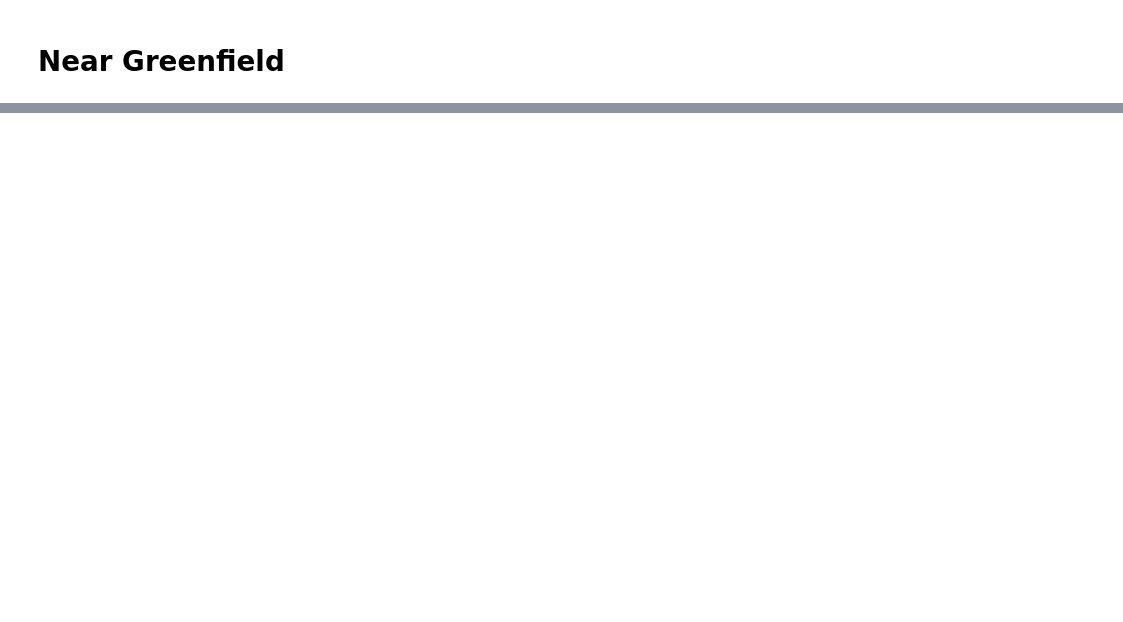
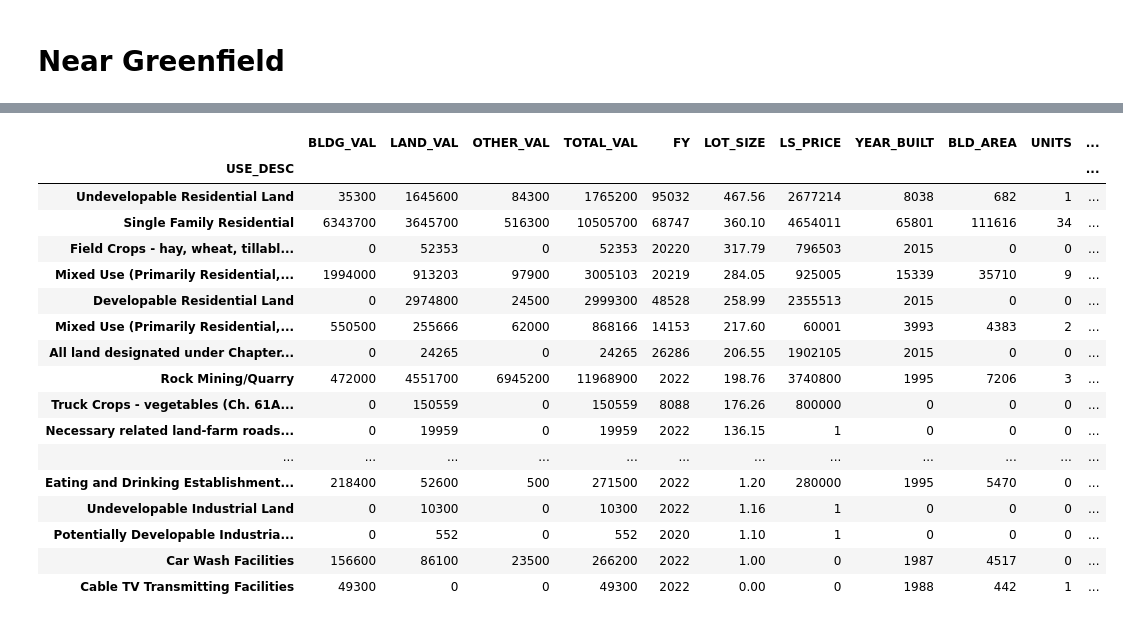
Before and after one commit to saulshanabrook/property-data, a Jupyter notebook: near-greenfield.ipynb, the cells around one changed output, grey strips where cells are left out. Drawn from its saved outputs; the diff is of its cells as text; code cells hidden in the pictures; blank space fills up the shorter version.

```diff
--- a/near-greenfield.ipynb
+++ b/near-greenfield.ipynb
@@ -15,5 +84,6 @@ filtered = add_directions_columns(df.query(
 # %%
-close_to_town = filtered[filtered['distance'] < 3].groupby("OWNER1").filter(lambda x: x.LOT_SIZE.sum() > 10)
+close_to_town = filtered[filtered['distance'] < 5].dissolve(by="OWNER1", aggfunc='sum').reset_index().query("LOT_SIZE > 10")
+close_to_town.info()
 res = close_to_town.explore(
     popup=True,
     tiles='https://server.arcgisonline.com/ArcGIS/rest/services/World_Imagery/MapServer/tile/{z}/{y}/{x}',
@@ -40,3 +141,24 @@ close_to_town.groupby("OWNER1").sum()
 | WITHINGTON DENNET W TRUSTEE SUN T... | 0 | 138200 | 0 | 138200 | 8088 | 11.58 | 4 | 0 | 0 | 0 | ... |
 # %%
 res.save("near-greenfield.html")
+# %%
+close_to_town.groupby("USE_DESC").sum().sort_values(by="LOT_SIZE", ascending=False)
+# %% [output]
+|  | BLDG_VAL | LAND_VAL | OTHER_VAL | TOTAL_VAL | FY | LOT_SIZE | LS_PRICE | YEAR_BUILT | BLD_AREA | UNITS | ... |
+| USE_DESC |  |  |  |  |  |  |  |  |  |  | ... |
+| Undevelopable Residential Land | 35300 | 1645600 | 84300 | 1765200 | 95032 | 467.56 | 2677214 | 8038 | 682 | 1 | ... |
+| Single Family Residential | 6343700 | 3645700 | 516300 | 10505700 | 68747 | 360.10 | 4654011 | 65801 | 111616 | 34 | ... |
+| Field Crops - hay, wheat, tillabl... | 0 | 52353 | 0 | 52353 | 20220 | 317.79 | 796503 | 2015 | 0 | 0 | ... |
+| Mixed Use (Primarily Residential,... | 1994000 | 913203 | 97900 | 3005103 | 20219 | 284.05 | 925005 | 15339 | 35710 | 9 | ... |
+| Developable Residential Land | 0 | 2974800 | 24500 | 2999300 | 48528 | 258.99 | 2355513 | 2015 | 0 | 0 | ... |
+| Mixed Use (Primarily Residential,... | 550500 | 255666 | 62000 | 868166 | 14153 | 217.60 | 60001 | 3993 | 4383 | 2 | ... |
+| All land designated under Chapter... | 0 | 24265 | 0 | 24265 | 26286 | 206.55 | 1902105 | 2015 | 0 | 0 | ... |
+| Rock Mining/Quarry | 472000 | 4551700 | 6945200 | 11968900 | 2022 | 198.76 | 3740800 | 1995 | 7206 | 3 | ... |
+| Truck Crops - vegetables (Ch. 61A... | 0 | 150559 | 0 | 150559 | 8088 | 176.26 | 800000 | 0 | 0 | 0 | ... |
+| Necessary related land-farm roads... | 0 | 19959 | 0 | 19959 | 2022 | 136.15 | 1 | 0 | 0 | 0 | ... |
+| ... | ... | ... | ... | ... | ... | ... | ... | ... | ... | ... | ... |
+| Eating and Drinking Establishment... | 218400 | 52600 | 500 | 271500 | 2022 | 1.20 | 280000 | 1995 | 5470 | 0 | ... |
+| Undevelopable Industrial Land | 0 | 10300 | 0 | 10300 | 2022 | 1.16 | 1 | 0 | 0 | 0 | ... |
+| Potentially Developable Industria... | 0 | 552 | 0 | 552 | 2020 | 1.10 | 1 | 0 | 0 | 0 | ... |
+| Car Wash Facilities | 156600 | 86100 | 23500 | 266200 | 2022 | 1.00 | 0 | 1987 | 4517 | 0 | ... |
+| Cable TV Transmitting Facilities | 49300 | 0 | 0 | 49300 | 2022 | 0.00 | 0 | 1988 | 442 | 1 | ... |
```
Also changed, not shown: parts of 6 cells of this notebook, 12 other files.
